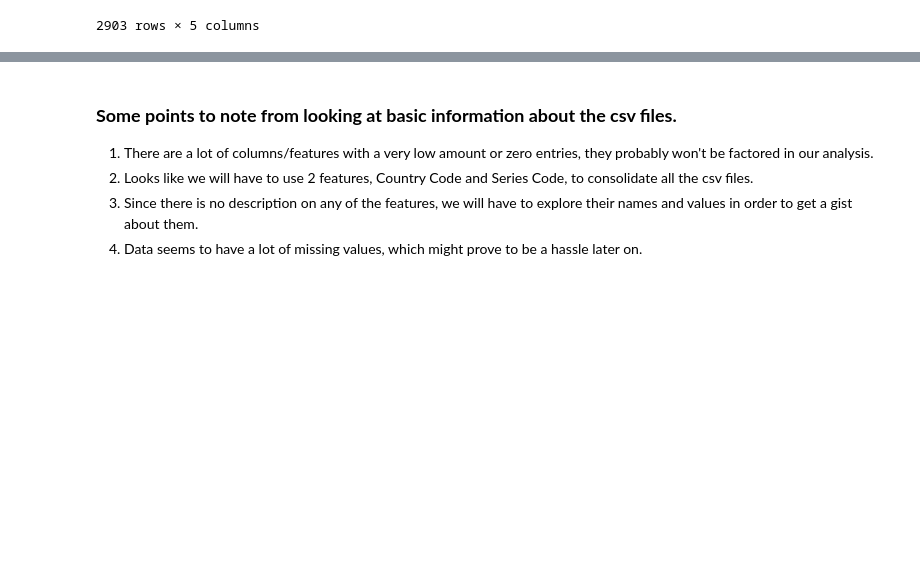
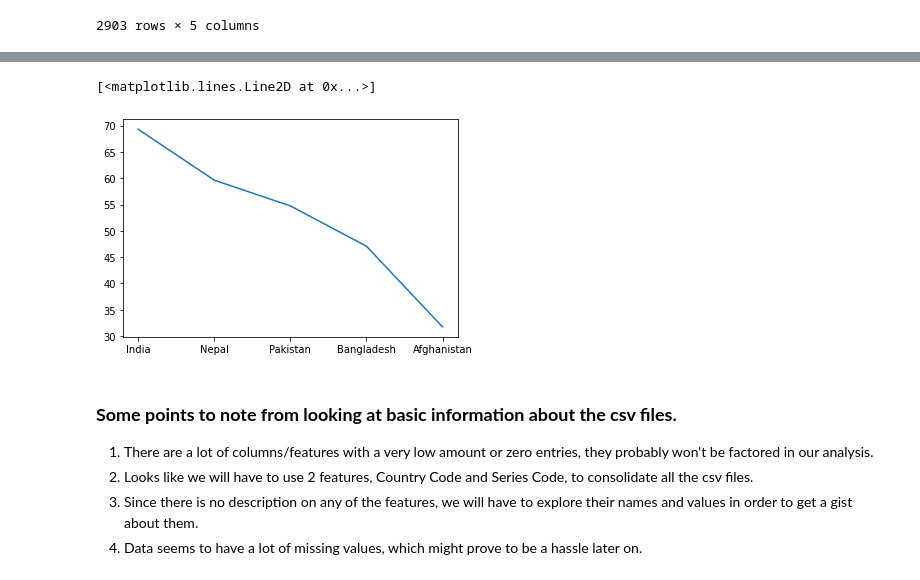
Before and after one commit to Sriram1717/World-Bank-Global-Education-Analysis, a Jupyter notebook: CH_Sriram_Sureshkumar_Capstone_Project_World_Bank_Global_Education_Analysis_Capstone_Project.ipynb, the cells around one changed output, grey strips where cells are left out. Cells and saved outputs as stored; diff of their text form; code cells hidden in the pictures; blank space fills up the shorter version.

```diff
--- a/CH_Sriram_Sureshkumar_Capstone_Project_World_Bank_Global_Education_Analysis_Capstone_Project.ipynb
+++ b/CH_Sriram_Sureshkumar_Capstone_Project_World_Bank_Global_Education_Analysis_Capstone_Project.ipynb
@@ -251,0 +440,13 @@ df_footnote[df_footnote['SeriesCode'] == df_footnote.loc[0,'SeriesCode']]
+# %%
+df_literacy_2011 = df_literacy[df_literacy['Indicator Name'] == 'Adult literacy rate, population 15+ years, both sexes (%)'][['Country Name', 'Country Code', 'Indicator Name', 'Indicator Code','2011']]
+# %%
+df_literacy_2011 = df_literacy_2011[~df_literacy_2011['2011'].isna()]
+# %%
+countries = ['Afghanistan', 'Bangladesh', 'Bhutan', 'India', 'Maldives', 'Nepal', 'Pakistan', 'Sri Lanka']
+# %%
+ count = 0
+ list_co = []
+ for record in df_literacy_2011.sort_values('2011',ascending=False)['Country Name']:
+   if record in countries:
+     list_co.append(df_literacy_2011.sort_values('2011',ascending=False).reset_index(drop=True).loc[count,:])
+   count = count + 1
@@ -252,3 +463,8 @@ df_footnote[df_footnote['SeriesCode'] == df_footnote.loc[0,'SeriesCode']]
+# %%
+plt.plot(pd.DataFrame(list_co)[['Country Name', '2011']].set_index('Country Name'))
+# %% [output]
+[<matplotlib.lines.Line2D at 0x...>]
+[figure, added]
 # %% [markdown]
 ### **Some points to note from looking at basic information about the csv files.**
 
```
Also changed, not shown: parts of 35 cells of this notebook.
